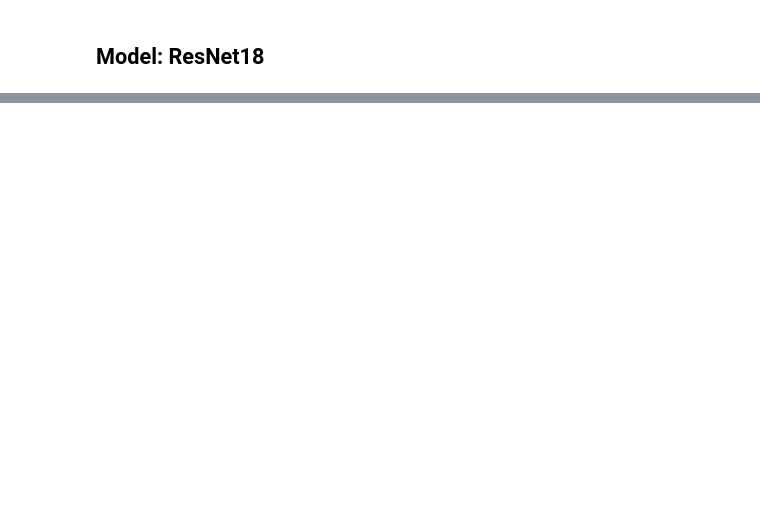
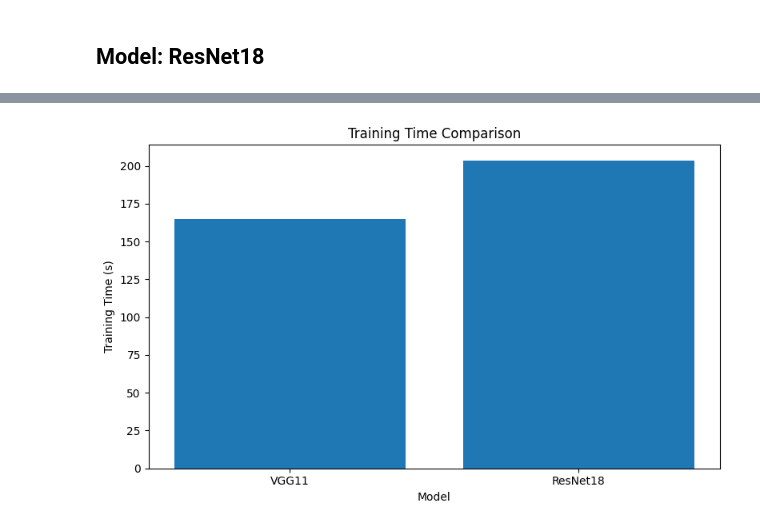
Before and after one commit to sixcoins233/COMP5318-A2-Group-106, a Jupyter notebook: VGG11+ResNet18.ipynb, the cells around one changed output, grey strips where cells are left out. Saved outputs shown, nothing was run; the diff lists cells and outputs as text; code cells hidden in the pictures; blank space fills up the shorter version.

```diff
--- a/VGG11+ResNet18.ipynb
+++ b/VGG11+ResNet18.ipynb
@@ -410,0 +624,33 @@ history = best_model_resnet18.fit(train_dataset.batch(64), validation_data=test_
+# %%
+models = {
+    'VGG11': best_model_vgg11,
+    'ResNet18': best_model_resnet18,
+    # 'EfficientNetB0': best_model_efficientnetb0,
+}
+acc = {
+    'VGG11': vgg11_accuracy,
+    'ResNet18': resnet18_accuracy,
+    # 'EfficientNetB0': efficientnetb0_accuracy,
+}
+training_time = {
+    'VGG11': sum(vgg11_time_callback.times),
+    'ResNet18': sum(resnet18_time_callback.times),
+    # 'EfficientNetB0': sum(efficientnetb0_time_callback.times),
+}
+reasoning_time = {
+    'VGG11': measure_reasoning_time(best_model_vgg11, test_images),
+    'ResNet18': measure_reasoning_time(best_model_resnet18, test_images),
+    # 'EfficientNetB0': measure_reasoning_time(best_model_efficientnetb0, test_images),
+}
+flops = {
+    'VGG11': get_flops(best_model_vgg11),
+    'ResNet18': get_flops(best_model_resnet18),
+    # 'EfficientNetB0': get_flops(best_model_efficientnetb0),
+}
+for name, model in models.items():
+    print(f"Model: {name}")
+    print(f"Accuracy: {acc[name]:.4f}")
+    print(f"Training Time: {training_time[name]:.2f} seconds")
+    print(f"Reasoning Time: {reasoning_time[name]:.4f} seconds")
+    print(f"FLOPs: {flops[name]:.2f}")
+    print("\n"+"\n")
@@ -410,0 +697,12 @@ history = best_model_resnet18.fit(train_dataset.batch(64), validation_data=test_
+# %%
+# Plot the training time metric
+fig, ax = plt.subplots(figsize=(8, 5))
+ax.bar(['VGG11', 'ResNet18'], [training_time['VGG11'], training_time['ResNet18']])
+# ax.bar(['VGG11', 'ResNet18', 'EfficientNetB0'], [training_time['VGG11'], training_time['ResNet18'], training_time['EfficientNetB0']])
+ax.set_title('Training Time Comparison')
+ax.set_ylabel('Training Time (s)')
+ax.set_xlabel('Model')
+plt.tight_layout()
+plt.show()
+# %% [output]
+[figure, added]
```
Also changed, not shown: parts of 33 cells of this notebook.
